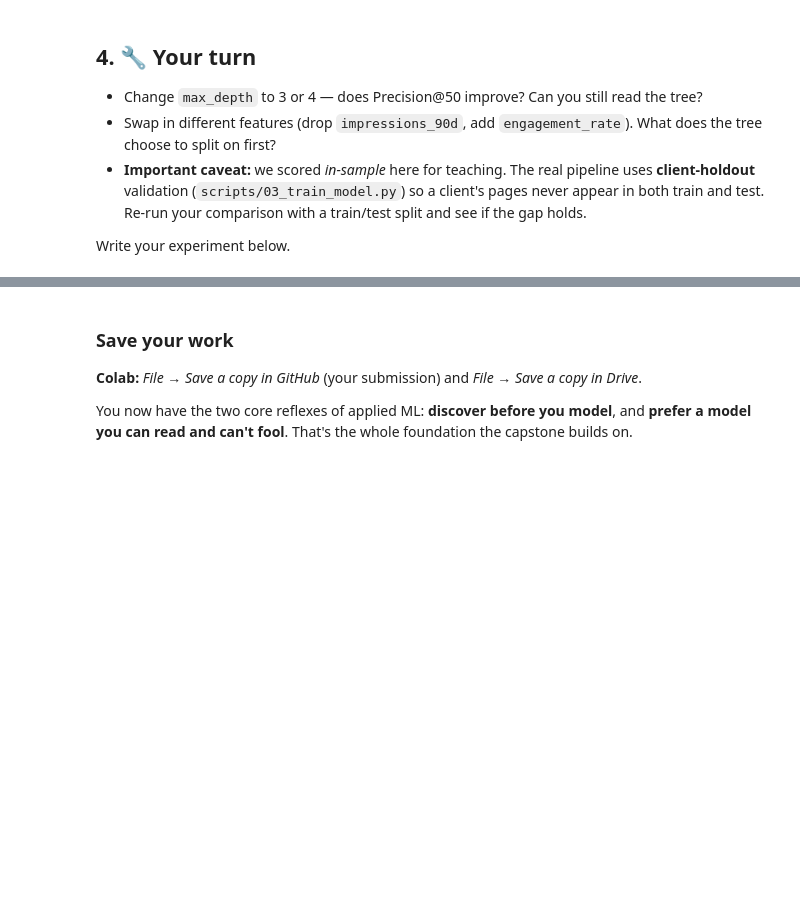
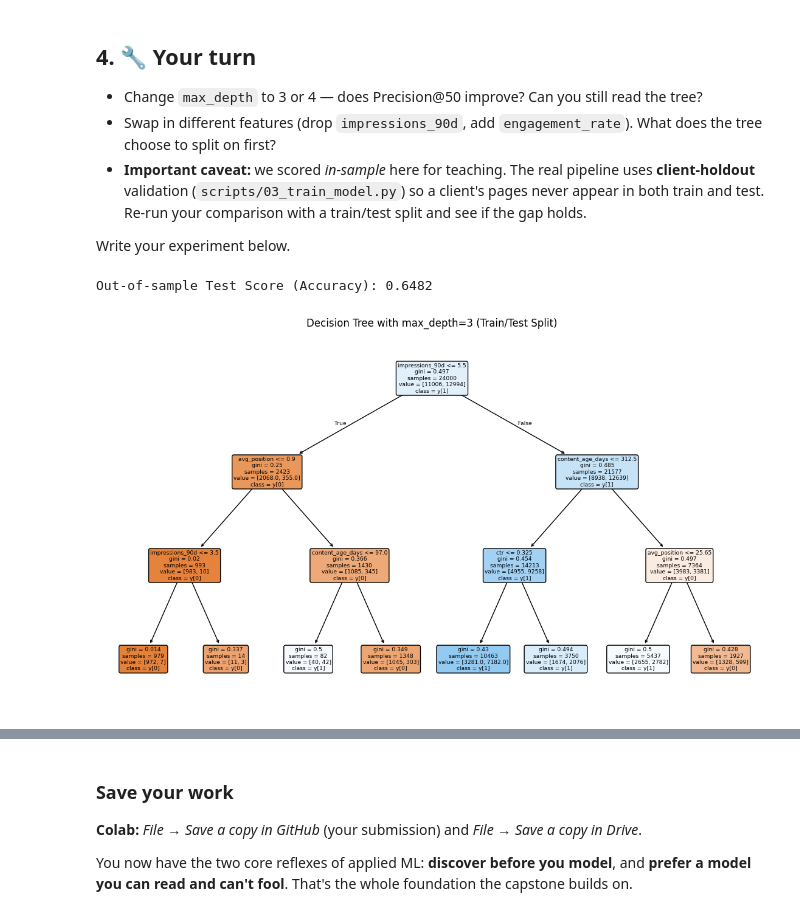
Before and after one commit to mahmoudaly76/flyrank-ml-internship, a Jupyter notebook: notebooks/02_your_first_readable_model.ipynb, the cells around one changed output, grey strips where cells are left out. Saved outputs shown, nothing was run; the diff lists cells and outputs as text; code cells hidden in the pictures; blank space fills up the shorter version.

```diff
--- a/notebooks/02_your_first_readable_model.ipynb
+++ b/notebooks/02_your_first_readable_model.ipynb
@@ -102,3 +145,28 @@ That's also why the starter data ships **only observable signals** — the produ
 Write your experiment below.
 # %%
 # Your experiment here
+# 🔧 My Experiment: Train/Test Split & Changing max_depth
+from sklearn.model_selection import train_test_split
+from sklearn.tree import DecisionTreeClassifier, plot_tree
+import matplotlib.pyplot as plt
+
+# 1. Split the data (80% training, 20% testing)
+# This addresses the "Important caveat" by testing on unseen data (Out-of-sample)
+X_train_exp, X_test_exp, y_train_exp, y_test_exp = train_test_split(X, y, test_size=0.2, random_state=42)
+
+# 2. Initialize the model with max_depth=3 (Option 1)
+my_tree = DecisionTreeClassifier(max_depth=3, random_state=42)
+my_tree.fit(X_train_exp, y_train_exp)
+
+# 3. Evaluate the model on the TEST data
+test_score = my_tree.score(X_test_exp, y_test_exp)
+print(f"Out-of-sample Test Score (Accuracy): {test_score:.4f}")
+
+# 4. Visualize the new tree
+plt.figure(figsize=(14, 8))
+plot_tree(my_tree, feature_names=X.columns, filled=True, rounded=True, class_names=True)
+plt.title("Decision Tree with max_depth=3 (Train/Test Split)")
+plt.show()
+# %% [output]
+Out-of-sample Test Score (Accuracy): 0.6482
+[figure, added]
```
Also changed, not shown: parts of 7 cells of this notebook.
